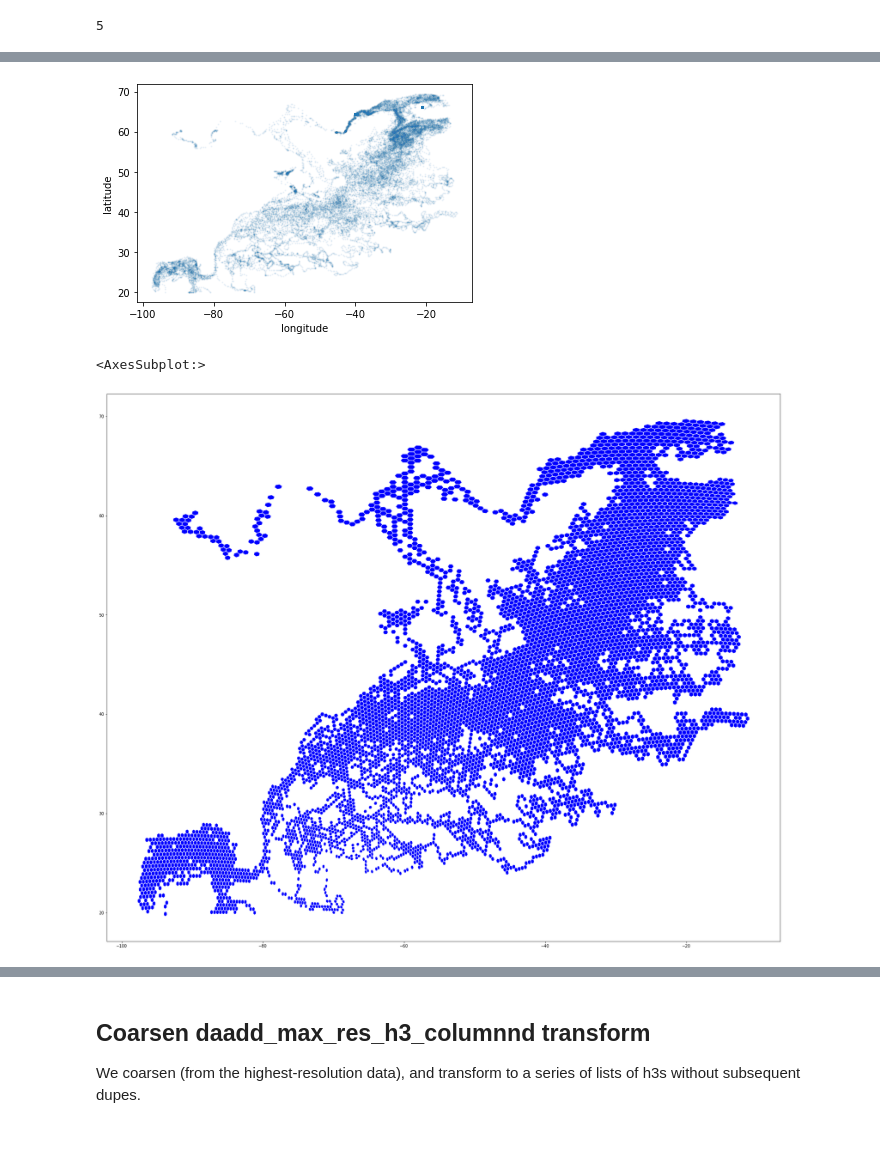
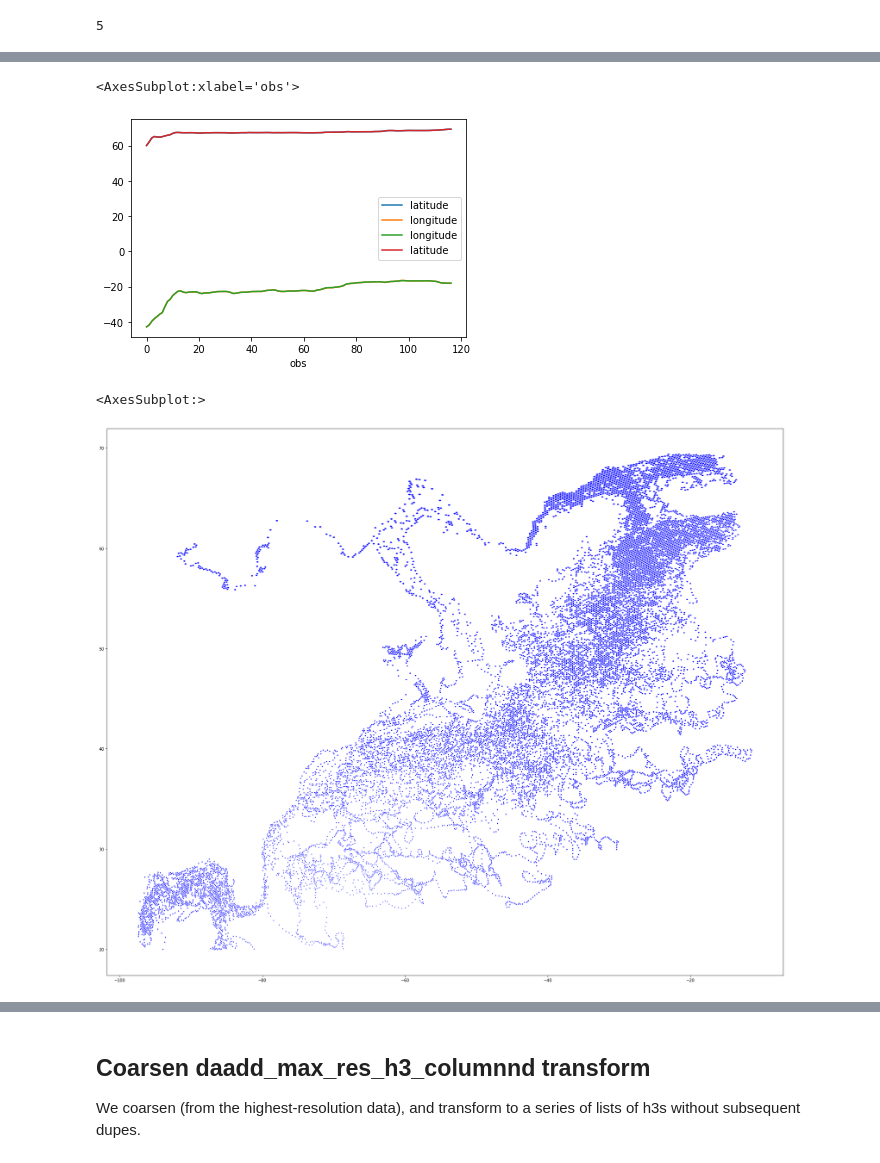
Before and after one commit to willirath/lagrangian_trajectory_clustering, a Jupyter notebook: notebooks/2022-05-11_towards_library.ipynb, the cells around one changed output, grey strips where cells are left out. Drawn from its saved outputs; the diff is of its cells as text; code cells hidden in the pictures.

```diff
--- a/notebooks/2022-05-11_towards_library.ipynb
+++ b/notebooks/2022-05-11_towards_library.ipynb
@@ -61,7 +61,7 @@ print(max_needed_resolution)
 # %%
 %%time
 
-df = add_max_res_h3_column(df, max_res=max_needed_resolution-1)
+df = add_max_res_h3_column(df, max_res=max_needed_resolution)
 
 # have a look
 display(df)
@@ -85,7 +87,9 @@ Wall time: 1.15 s
 # %%
-df.plot.scatter(x="longitude", y="latitude", alpha=0.05, s=1);
+ax = h3_to_geo(df.loc[10].dropna()["h3maxres"]).plot()
+df.loc[10].dropna()[["longitude", "latitude"]].plot(ax=ax)
 # %% [output]
+<AxesSubplot:xlabel='obs'>
-[figure, old version]
+[figure, new version]
 # %%
 from lagtrajclust.visualisation import polygonise_h3s
 # %%
@@ -95,4 +99,4 @@ polygonise_h3s(
 ).plot(ax=ax, edgecolor='white', facecolor="blue")
 # %% [output]
 <AxesSubplot:>
-[figure, old version]
+[figure, new version]
```
Also changed, not shown: parts of 12 cells of this notebook, 44 other files.
